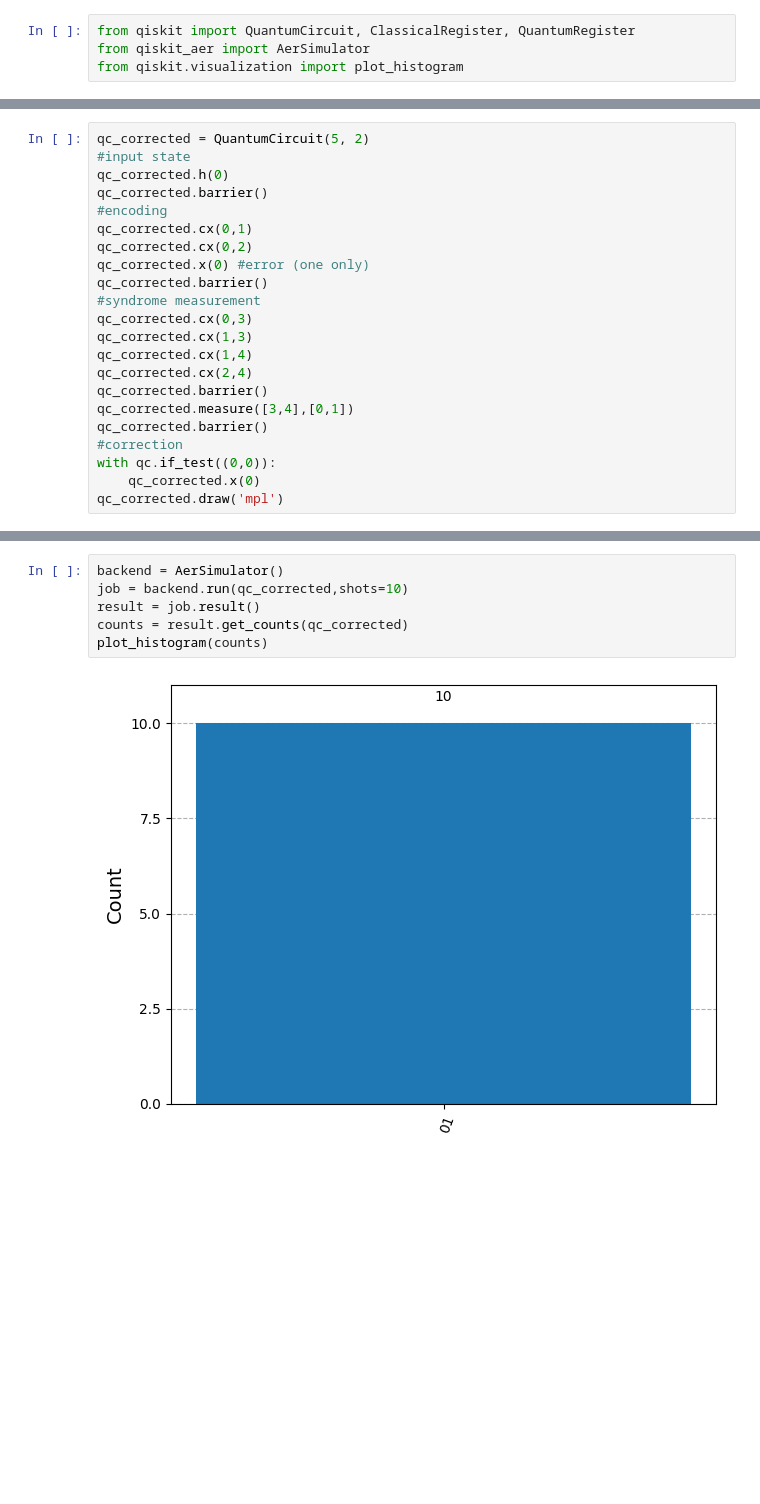
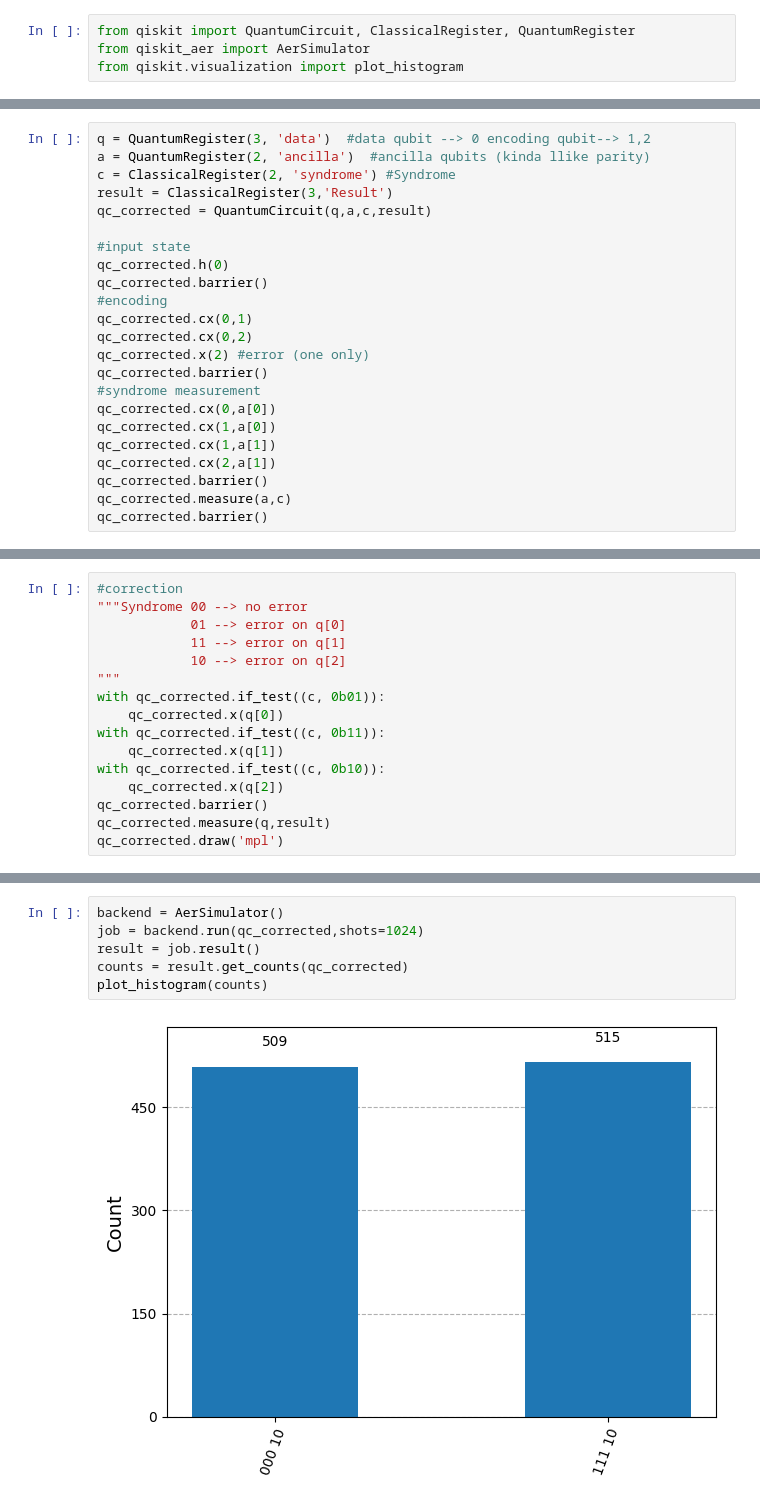
Before and after one commit to Lone-Wolf07/QuDaily, a Jupyter notebook: DAY1/Repetiton_Code.ipynb, the cells around one changed output, grey strips where cells are left out. Cells and saved outputs as stored; diff of their text form; blank space fills up the shorter version.

Commit message:
Making bit flip random and adding final check and measure of state

```diff
--- a/DAY1/Repetiton_Code.ipynb
+++ b/DAY1/Repetiton_Code.ipynb
@@ -18,23 +5,24 @@ qc.draw('mpl')
 # %%
-qc_corrected = QuantumCircuit(5, 2)
+q = QuantumRegister(3, 'data')  #data qubit --> 0 encoding qubit--> 1,2
+a = QuantumRegister(2, 'ancilla')  #ancilla qubits (kinda llike parity)
+c = ClassicalRegister(2, 'syndrome') #Syndrome
+result = ClassicalRegister(3,'Result')
+qc_corrected = QuantumCircuit(q,a,c,result)
+
 #input state
 qc_corrected.h(0)
 qc_corrected.barrier()
 #encoding
 qc_corrected.cx(0,1)
 qc_corrected.cx(0,2)
-qc_corrected.x(0) #error (one only)
+qc_corrected.x(2) #error (one only)
 qc_corrected.barrier()
 #syndrome measurement
-qc_corrected.cx(0,3)
-qc_corrected.cx(1,3)
-qc_corrected.cx(1,4)
-qc_corrected.cx(2,4)
+qc_corrected.cx(0,a[0])
+qc_corrected.cx(1,a[0])
+qc_corrected.cx(1,a[1])
+qc_corrected.cx(2,a[1])
 qc_corrected.barrier()
-qc_corrected.measure([3,4],[0,1])
+qc_corrected.measure(a,c)
 qc_corrected.barrier()
-#correction
-with qc.if_test((0,0)):
-    qc_corrected.x(0)
-qc_corrected.draw('mpl')
 # %% [output]
@@ -41,0 +30,16 @@ qc_corrected.draw('mpl')
+# %%
+#correction
+"""Syndrome 00 --> no error
+            01 --> error on q[0]
+            11 --> error on q[1]
+            10 --> error on q[2]
+"""
+with qc_corrected.if_test((c, 0b01)):
+    qc_corrected.x(q[0])
+with qc_corrected.if_test((c, 0b11)):
+    qc_corrected.x(q[1])
+with qc_corrected.if_test((c, 0b10)):
+    qc_corrected.x(q[2])
+qc_corrected.barrier()
+qc_corrected.measure(q,result)
+qc_corrected.draw('mpl')
@@ -42,8 +48,8 @@ qc_corrected.draw('mpl')
 # %%
 backend = AerSimulator()
-job = backend.run(qc_corrected,shots=10)
+job = backend.run(qc_corrected,shots=1024)
 result = job.result()
 counts = result.get_counts(qc_corrected)
 plot_histogram(counts)
 # %% [output]
-[figure, old version]
+[figure, new version]
```
Also changed, not shown: parts of 3 cells of this notebook.
